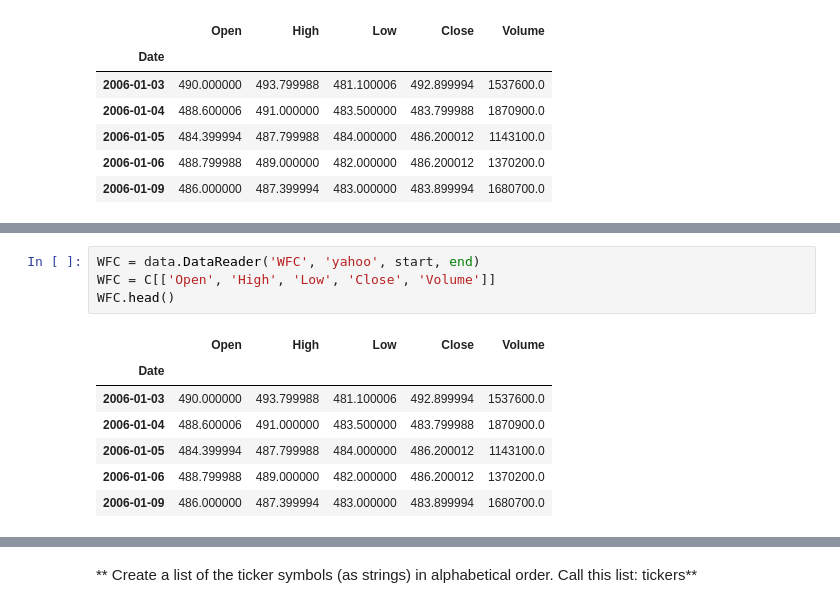
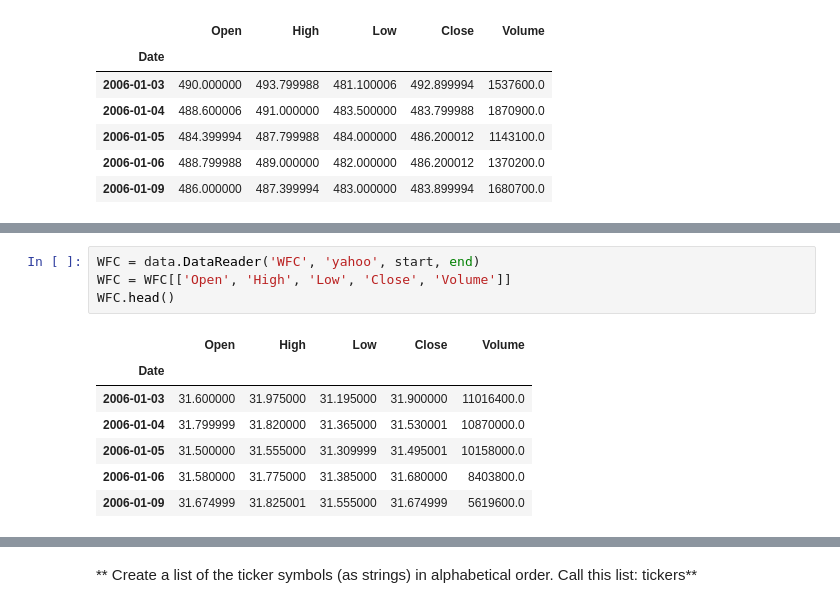
Before and after one commit to AndriiAdamchuk/Python-Libraries, a Jupyter notebook: 03-Finance Project.ipynb, the cells around one changed output, grey strips where cells are left out. Drawn from its saved outputs; the diff is of its cells as text.

```diff
--- a/03-Finance Project.ipynb
+++ b/03-Finance Project.ipynb
@@ -125,12 +125,12 @@ MS.head()
 # %%
 WFC = data.DataReader('WFC', 'yahoo', start, end)
-WFC = C[['Open', 'High', 'Low', 'Close', 'Volume']]
+WFC = WFC[['Open', 'High', 'Low', 'Close', 'Volume']]
 WFC.head()
 # %% [output]
 |  | Open | High | Low | Close | Volume |
 | Date |  |  |  |  |  |
-| 2006-01-03 | 490.000000 | 493.799988 | 481.100006 | 492.899994 | 1537600.0 |
-| 2006-01-04 | 488.600006 | 491.000000 | 483.500000 | 483.799988 | 1870900.0 |
-| 2006-01-05 | 484.399994 | 487.799988 | 484.000000 | 486.200012 | 1143100.0 |
-| 2006-01-06 | 488.799988 | 489.000000 | 482.000000 | 486.200012 | 1370200.0 |
-| 2006-01-09 | 486.000000 | 487.399994 | 483.000000 | 483.899994 | 1680700.0 |
+| 2006-01-03 | 31.600000 | 31.975000 | 31.195000 | 31.900000 | 11016400.0 |
+| 2006-01-04 | 31.799999 | 31.820000 | 31.365000 | 31.530001 | 10870000.0 |
+| 2006-01-05 | 31.500000 | 31.555000 | 31.309999 | 31.495001 | 10158000.0 |
+| 2006-01-06 | 31.580000 | 31.775000 | 31.385000 | 31.680000 | 8403800.0 |
+| 2006-01-09 | 31.674999 | 31.825001 | 31.555000 | 31.674999 | 5619600.0 |
```
Also changed, not shown: parts of 12 cells of this notebook.
